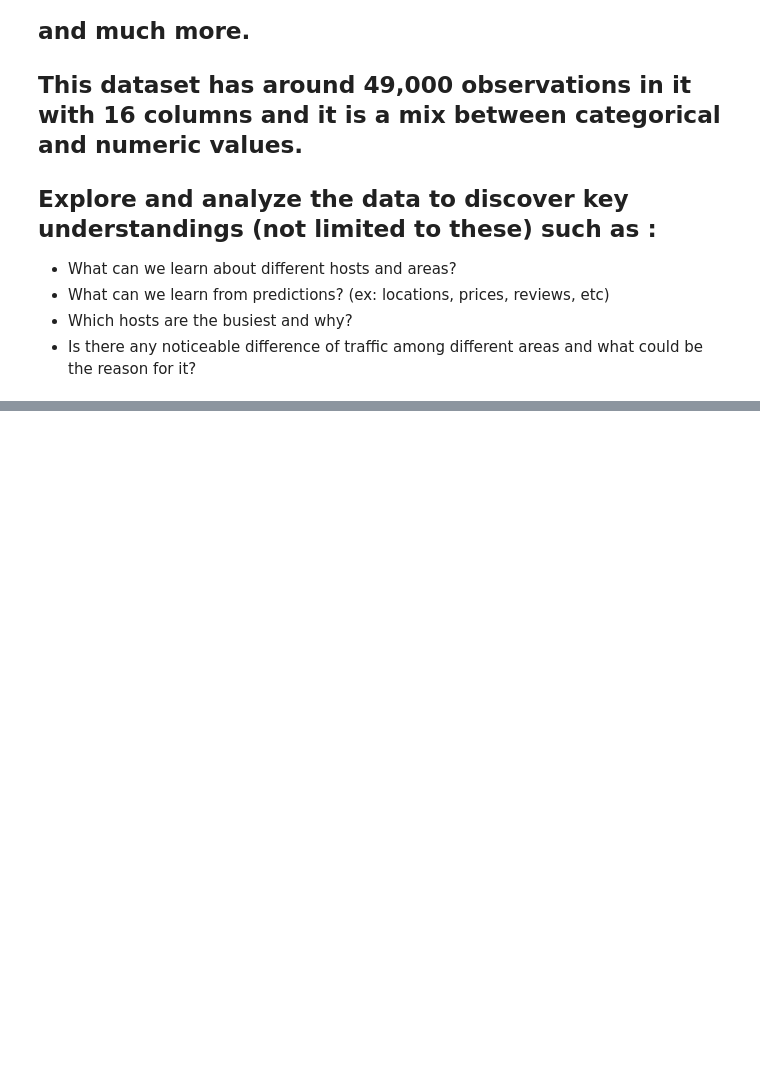
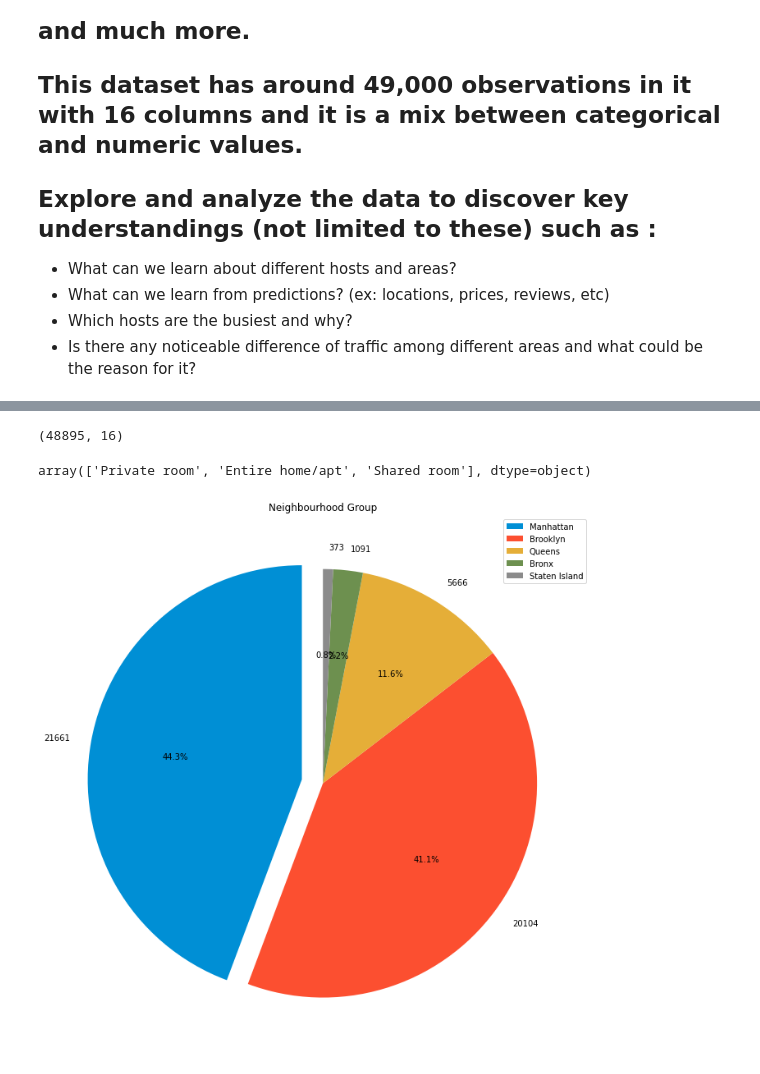
Before and after one commit to sravyagadam/EDA_Capstone, a Jupyter notebook: Copy_of_Airbnb_Bookings_Analysis_Capstone_Project.ipynb, the cells around one changed output, grey strips where cells are left out. Cells and saved outputs as stored; diff of their text form; code cells hidden in the pictures; blank space fills up the shorter version.

```diff
--- a/Copy_of_Airbnb_Bookings_Analysis_Capstone_Project.ipynb
+++ b/Copy_of_Airbnb_Bookings_Analysis_Capstone_Project.ipynb
@@ -19,0 +33,4 @@ import seaborn as sns
+# %%
+
+airbnb=pd.read_csv('Airbnb NYC 2019.csv')
+airbnb.head()
@@ -19,0 +44,25 @@ import seaborn as sns
+# %%
+airbnb.shape
+# %% [output]
+(48895, 16)
+# %%
+airbnb['neighbourhood_group'].unique()
+airbnb['neighbourhood'].unique()
+airbnb['room_type'].unique()
+# %% [output]
+array(['Private room', 'Entire home/apt', 'Shared room'], dtype=object)
+# %%
+# time for cleaning the data set check if any null values are there and remove them / make it as 0
+airbnb['reviews_per_month'].fillna(0,inplace=True)
+# %%
+labels = airbnb.neighbourhood_group.value_counts().index
+colors = ['#008fd5','#fc4f30','#e5ae38','#6d904f','#8b8b8b']
+explode = (0.1,0,0,0,0)
+shape = airbnb.neighbourhood_group.value_counts().values
+plt.figure(figsize=(12,12))
+plt.pie(shape, explode = explode, labels=shape, colors= colors, autopct = '%1.1f%%', startangle=90)
+plt.legend(labels)
+plt.title('Neighbourhood Group')
+plt.show()
+# %% [output]
+[figure, added]
```
Also changed, not shown: parts of 3 cells of this notebook.
